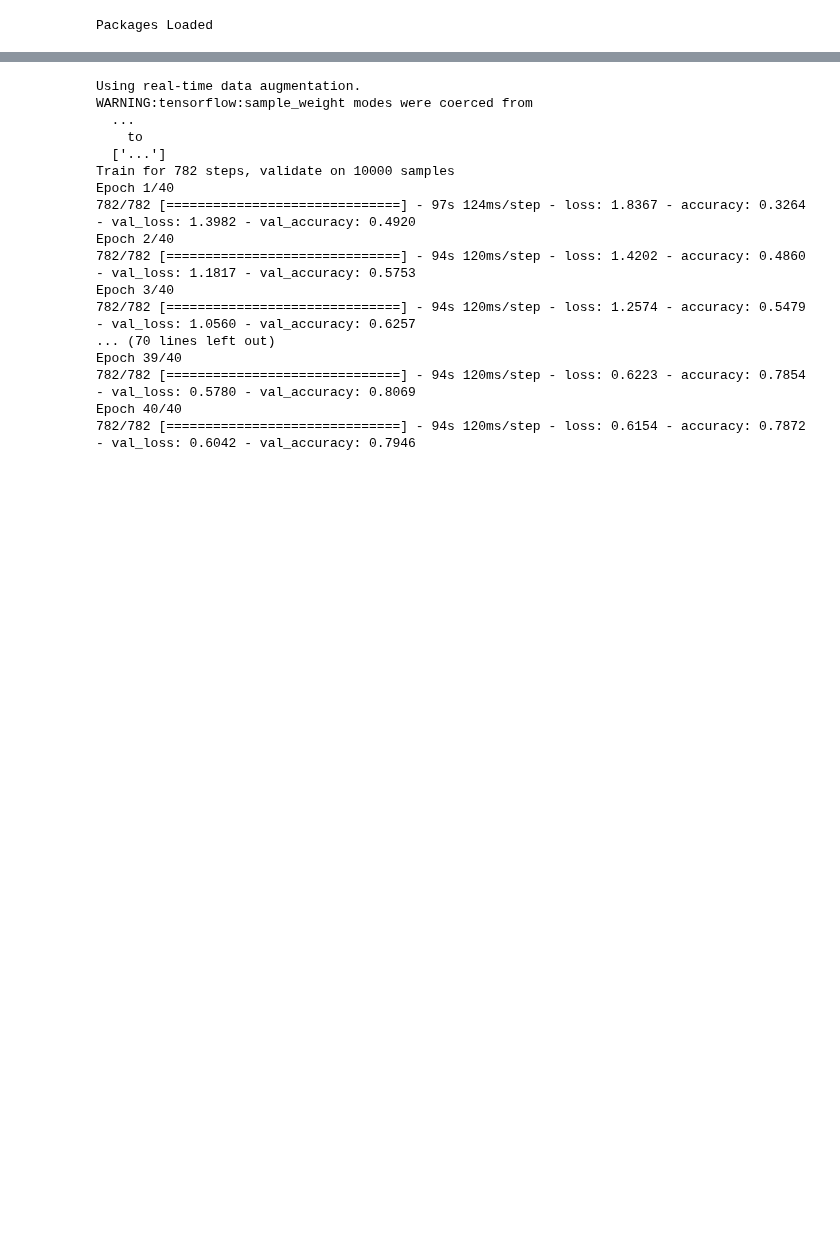
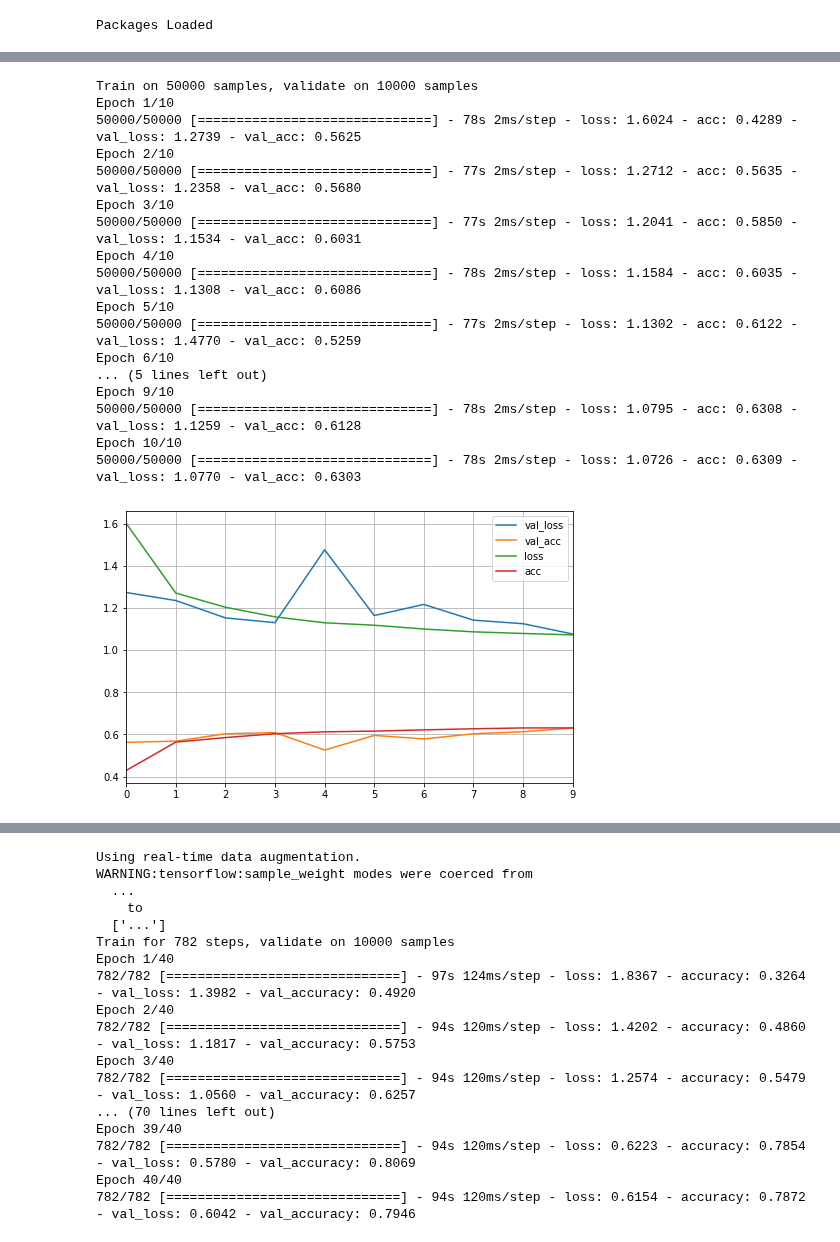
Before and after one commit to telenovelachuan/data_science, a Jupyter notebook: EECS_738_machine_learning/lab5/Lab5.ipynb, the cells around one changed output, grey strips where cells are left out. Saved outputs shown, nothing was run; the diff lists cells and outputs as text; code cells hidden in the pictures; blank space fills up the shorter version.

```diff
--- a/EECS_738_machine_learning/lab5/Lab5.ipynb
+++ b/EECS_738_machine_learning/lab5/Lab5.ipynb
@@ -152,0 +255,41 @@ Epoch 1/10
+# %%
+%%time
+# Change the Convolutional layers to 16 filters for CIFAR-10.
+inputs = Input(shape=x_train.shape[1:])
+output = Conv2D(16, (3, 3), padding='same', input_shape=x_train.shape[1:])(inputs)
+output = Conv2D(16, (3, 3))(output)
+output = MaxPooling2D(pool_size=(2, 2))(output)
+output = Conv2D(16, (3, 3), padding='same')(output)
+output = Conv2D(16, (3, 3))(output)
+output = MaxPooling2D(pool_size=(2, 2))(output)
+output = Flatten()(output)
+output = Dense(512)(output)
+output = Dropout(0.5)(output)
+
+predictions = Dense(10, activation='softmax')(output)
+model = Model(inputs=inputs, outputs=predictions)
+model.compile(optimizer=SGD(lr=0.01, decay=1e-6, momentum=0.9, nesterov=True),
+              loss='categorical_crossentropy', metrics=['accuracy'])
+history = model.fit(x_train, y_train, epochs=10, batch_size=64, validation_data=(x_test, y_test))
+pd.DataFrame(history.history).plot(figsize=(8, 5))
+plt.grid(True)
+plt.show()
+# %% [output]
+Train on 50000 samples, validate on 10000 samples
+Epoch 1/10
+50000/50000 [==============================] - 78s 2ms/step - loss: 1.6024 - acc: 0.4289 - val_loss: 1.2739 - val_acc: 0.5625
+Epoch 2/10
+50000/50000 [==============================] - 77s 2ms/step - loss: 1.2712 - acc: 0.5635 - val_loss: 1.2358 - val_acc: 0.5680
+Epoch 3/10
+50000/50000 [==============================] - 77s 2ms/step - loss: 1.2041 - acc: 0.5850 - val_loss: 1.1534 - val_acc: 0.6031
+Epoch 4/10
+50000/50000 [==============================] - 78s 2ms/step - loss: 1.1584 - acc: 0.6035 - val_loss: 1.1308 - val_acc: 0.6086
+Epoch 5/10
+50000/50000 [==============================] - 77s 2ms/step - loss: 1.1302 - acc: 0.6122 - val_loss: 1.4770 - val_acc: 0.5259
+Epoch 6/10
+... (5 lines left out)
+Epoch 9/10
+50000/50000 [==============================] - 78s 2ms/step - loss: 1.0795 - acc: 0.6308 - val_loss: 1.1259 - val_acc: 0.6128
+Epoch 10/10
+50000/50000 [==============================] - 78s 2ms/step - loss: 1.0726 - acc: 0.6309 - val_loss: 1.0770 - val_acc: 0.6303
+[figure, added]
```
Also changed, not shown: parts of 10 cells of this notebook.
